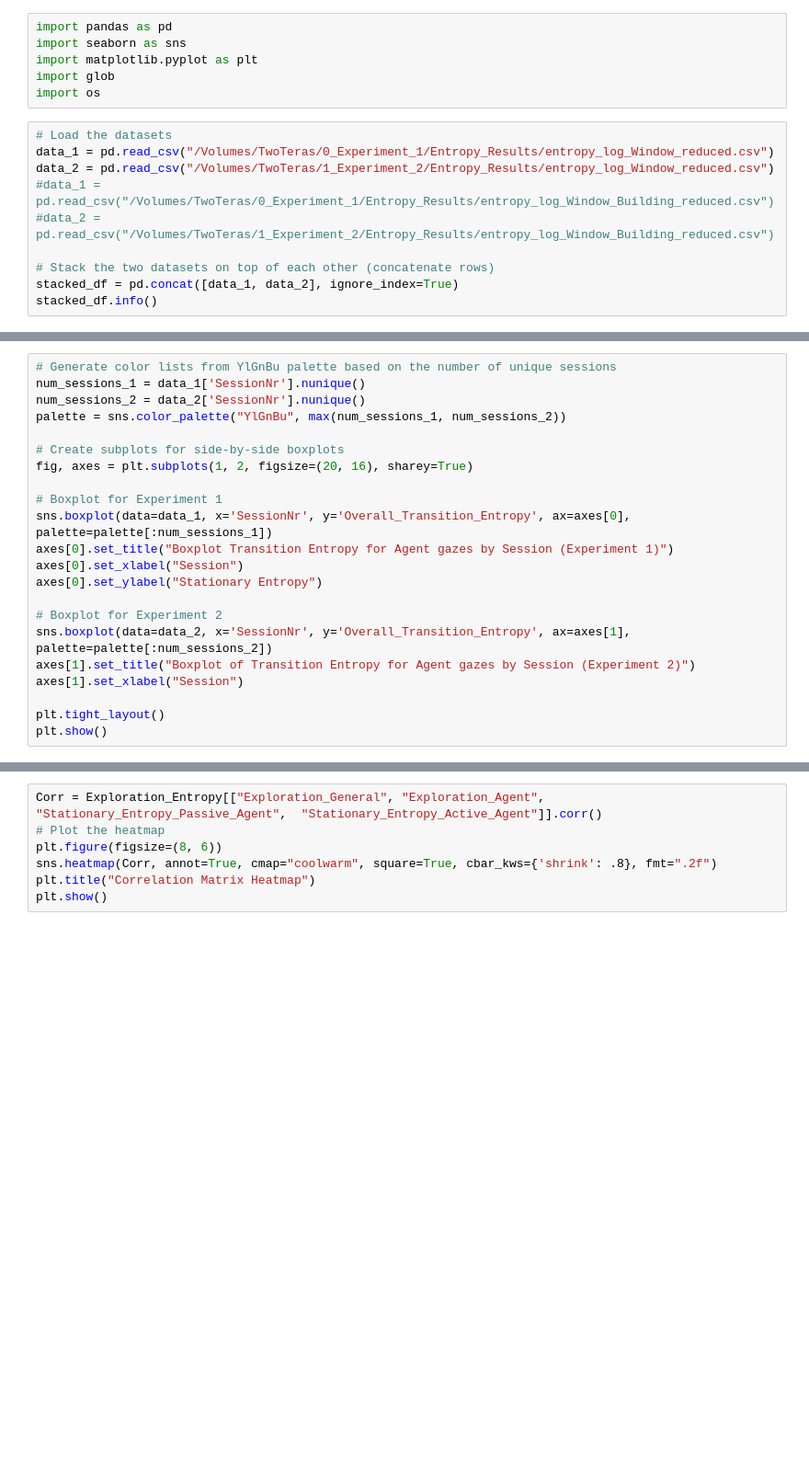
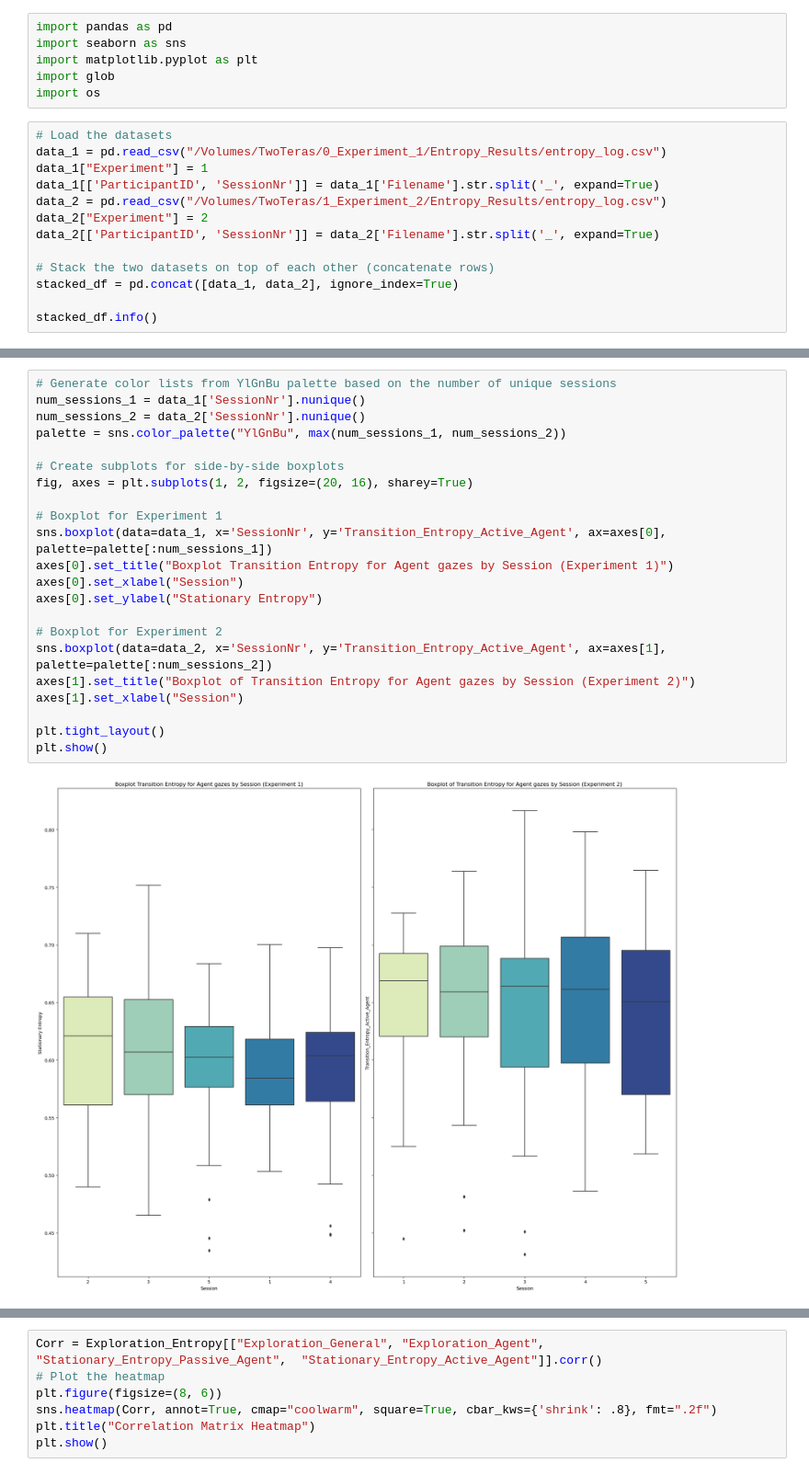
Before and after one commit to tracysanchez/Human_Agents_Impact_Nav, a Jupyter notebook: Exp2/Entropy/05_Entropy_Visualization_Window.ipynb, the cells around one changed output, grey strips where cells are left out. Shown at 92% size. Drawn from its saved outputs; the diff is of its cells as text; blank space fills up the shorter version.

```diff
--- a/Exp2/Entropy/05_Entropy_Visualization_Window.ipynb
+++ b/Exp2/Entropy/05_Entropy_Visualization_Window.ipynb
@@ -6,13 +6,16 @@ import glob
 import os
 # %%
 # Load the datasets
-data_1 = pd.read_csv("/Volumes/TwoTeras/0_Experiment_1/Entropy_Results/entropy_log_Window_reduced.csv")
-data_2 = pd.read_csv("/Volumes/TwoTeras/1_Experiment_2/Entropy_Results/entropy_log_Window_reduced.csv")
-#data_1 = pd.read_csv("/Volumes/TwoTeras/0_Experiment_1/Entropy_Results/entropy_log_Window_Building_reduced.csv")
-#data_2 = pd.read_csv("/Volumes/TwoTeras/1_Experiment_2/Entropy_Results/entropy_log_Window_Building_reduced.csv")
+data_1 = pd.read_csv("/Volumes/TwoTeras/0_Experiment_1/Entropy_Results/entropy_log.csv")
+data_1["Experiment"] = 1
+data_1[['ParticipantID', 'SessionNr']] = data_1['Filename'].str.split('_', expand=True)
+data_2 = pd.read_csv("/Volumes/TwoTeras/1_Experiment_2/Entropy_Results/entropy_log.csv")
+data_2["Experiment"] = 2
+data_2[['ParticipantID', 'SessionNr']] = data_2['Filename'].str.split('_', expand=True)
 
 # Stack the two datasets on top of each other (concatenate rows)
 stacked_df = pd.concat([data_1, data_2], ignore_index=True)
+
 stacked_df.info()
 # %% [output]
 <class 'pandas.core.frame.DataFrame'>
@@ -151,22 +58,24 @@ See the caveats in the documentation: https://pandas.pydata.org/pandas-docs/stab
 # %%
 # Generate color lists from YlGnBu palette based on the number of unique sessions
 num_sessions_1 = data_1['SessionNr'].nunique()
 num_sessions_2 = data_2['SessionNr'].nunique()
 palette = sns.color_palette("YlGnBu", max(num_sessions_1, num_sessions_2))
 
 # Create subplots for side-by-side boxplots
 fig, axes = plt.subplots(1, 2, figsize=(20, 16), sharey=True)
 
 # Boxplot for Experiment 1
-sns.boxplot(data=data_1, x='SessionNr', y='Overall_Transition_Entropy', ax=axes[0], palette=palette[:num_sessions_1])
+sns.boxplot(data=data_1, x='SessionNr', y='Transition_Entropy_Active_Agent', ax=axes[0], palette=palette[:num_sessions_1])
 axes[0].set_title("Boxplot Transition Entropy for Agent gazes by Session (Experiment 1)")
 axes[0].set_xlabel("Session")
 axes[0].set_ylabel("Stationary Entropy")
 
 # Boxplot for Experiment 2
-sns.boxplot(data=data_2, x='SessionNr', y='Overall_Transition_Entropy', ax=axes[1], palette=palette[:num_sessions_2])
+sns.boxplot(data=data_2, x='SessionNr', y='Transition_Entropy_Active_Agent', ax=axes[1], palette=palette[:num_sessions_2])
 axes[1].set_title("Boxplot of Transition Entropy for Agent gazes by Session (Experiment 2)")
 axes[1].set_xlabel("Session")
 
 plt.tight_layout()
 plt.show()
+# %% [output]
+[figure, added]
```
Also changed, not shown: parts of 23 cells of this notebook, 8 other files.
